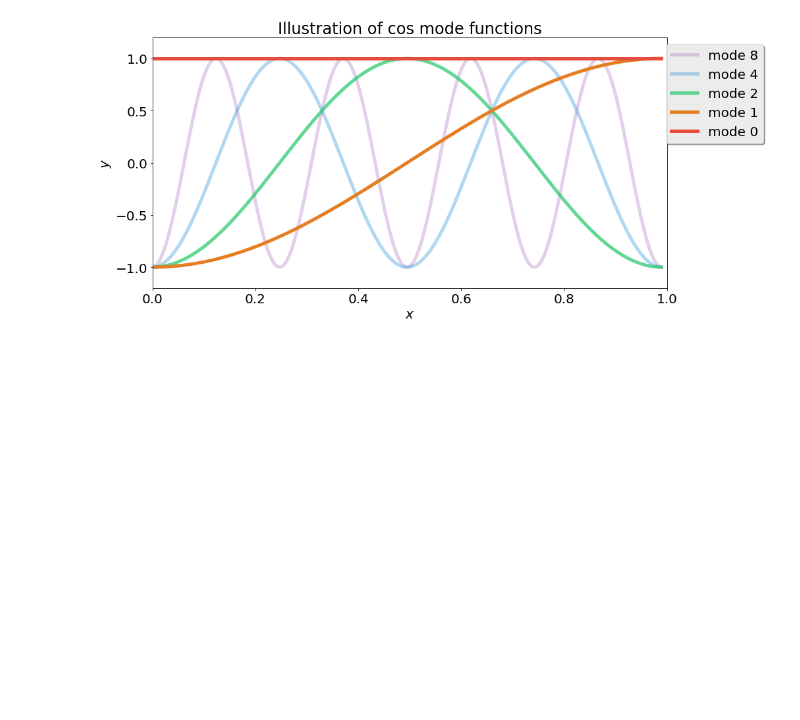
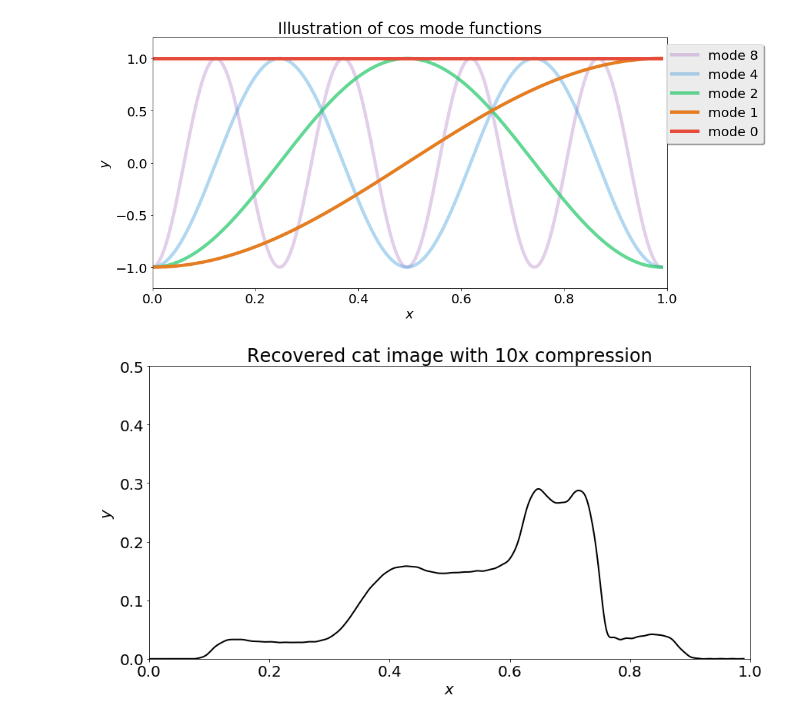
Before and after one commit to bradleypmartin/LinearAlgebraGeekout190405, a Jupyter notebook: 1D image compression.ipynb, the cells around one changed output. Drawn from its saved outputs; the diff is of its cells as text; code cells hidden in the pictures; blank space fills up the shorter version.

Commit message:
finished with 1D compression for now; on to transformation illustration

```diff
--- a/1D image compression.ipynb
+++ b/1D image compression.ipynb
@@ -176,3 +176,28 @@ plt.title('Illustration of cos mode functions')
 plt.show()
 # %% [output]
 [figure]
+# %%
+# compression illustration 1 (10x compression)
+
+dct_cat_100modes = dct_cat.copy()
+
+dct_cat_100modes[100:] = 0
+
+recovered_cat_100modes = idct(dct_cat_100modes, norm='ortho');
+
+plt.figure(figsize=(14,7))
+plt.rcParams['font.size'] = 20
+
+lines = plt.plot(xfine, recovered_cat_100modes)
+
+# Wisteria from materialui.co
+plt.setp(lines[0], linewidth = 2, color = 'k')
+
+plt.xlim(0,1)
+plt.ylim(0,0.5)
+plt.xlabel('$x$')
+plt.ylabel('$y$')
+plt.title('Recovered cat image with 10x compression')
+plt.show()
+# %% [output]
+[figure, added]
```
Also changed, not shown: parts of 7 cells of this notebook.
